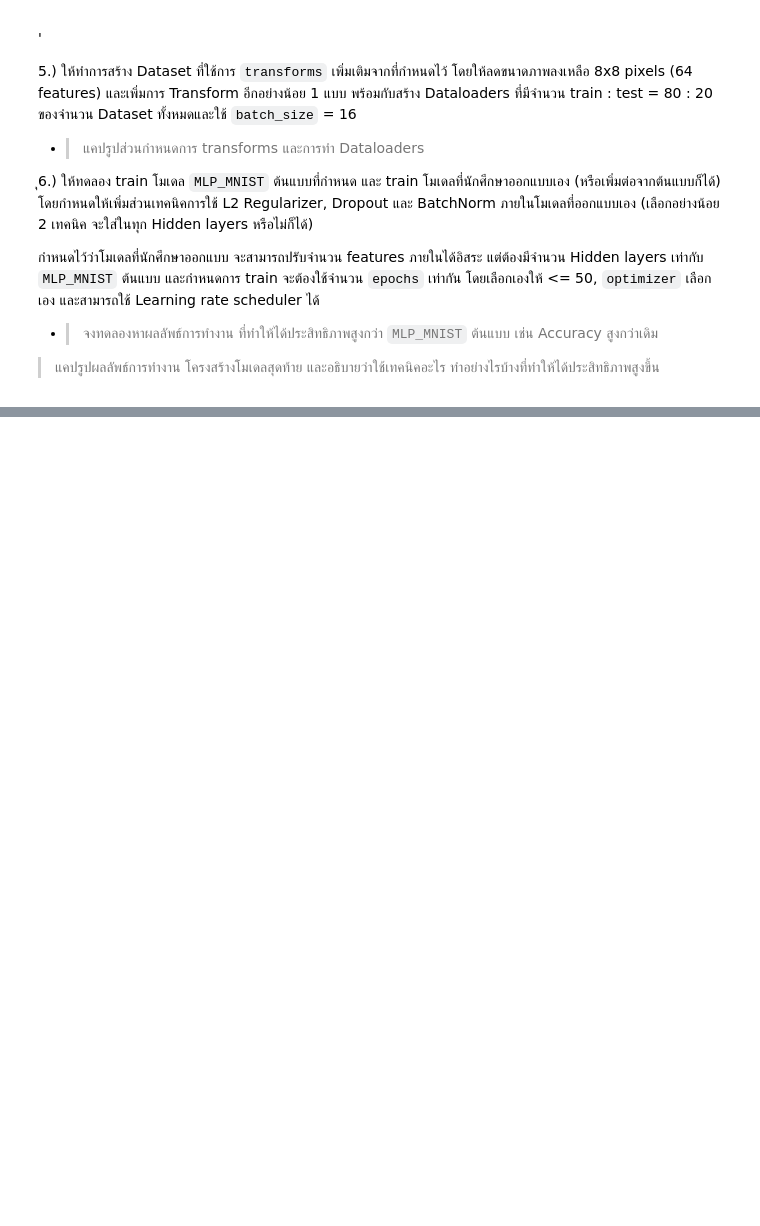
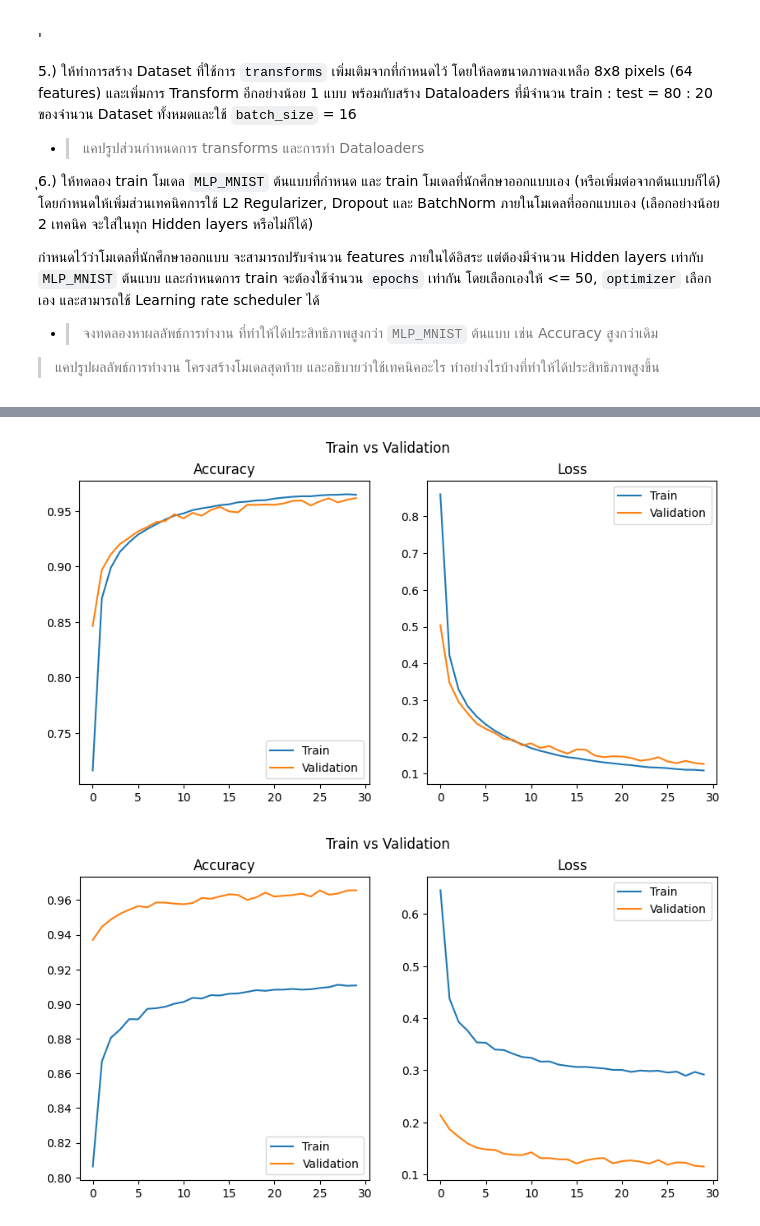
Before and after one commit to Tanaphat-Ken/IntroToML, a Jupyter notebook: HW/HW10/W10-HW_Regularization.ipynb, the cells around one changed output, grey strips where cells are left out. Drawn from its saved outputs; the diff is of its cells as text; code cells hidden in the pictures; blank space fills up the shorter version.

```diff
--- a/HW/HW10/W10-HW_Regularization.ipynb
+++ b/HW/HW10/W10-HW_Regularization.ipynb
@@ -323,0 +762,74 @@ for epoch in range(epochs):
+# %%
+# Helper: simple training with optional weight decay for MNIST
+
+def train_simple_wd(train_dl, valid_dl, model, n_epochs=30, lr=1e-3, weight_decay=0.0):
+    device = torch.device("cuda" if torch.cuda.is_available() else "cpu")
+    model.to(device)
+    opt = optim.Adam(model.parameters(), lr=lr, weight_decay=weight_decay)
+    loss_fn = nn.CrossEntropyLoss()
+    hist = {"train_loss":[], "validate_loss":[], "train_acc":[], "validate_acc":[]}
+    for ep in range(n_epochs):
+        model.train(); tl, tc, nt = 0.0, 0, 0
+        for xb, yb in train_dl:
+            xb, yb = xb.to(device), yb.to(device)
+            opt.zero_grad(); logits = model(xb); loss = loss_fn(logits, yb)
+            loss.backward(); opt.step()
+            tl += loss.item(); tc += (logits.argmax(1)==yb).sum().item(); nt += yb.size(0)
+        hist["train_loss"].append(tl/len(train_dl)); hist["train_acc"].append(tc/nt)
+        model.eval(); vl, vc, nv = 0.0,0,0
+        with torch.no_grad():
+            for xb, yb in valid_dl:
+                xb, yb = xb.to(device), yb.to(device)
+                logits = model(xb); loss = loss_fn(logits, yb)
+                vl += loss.item(); vc += (logits.argmax(1)==yb).sum().item(); nv += yb.size(0)
+        hist["validate_loss"].append(vl/len(valid_dl)); hist["validate_acc"].append(vc/nv)
+        if (ep+1)%5==0:
+            print(f"epoch {ep+1:2d} | val_acc {hist['validate_acc'][-1]:.4f}")
+    return hist
+
+# Baseline training (uses provided MLP_MNIST)
+mnist_epochs = 30  # <= 50 and same for both models
+mnist_lr = 1e-3
+
+mnist_model_base = MLP_MNIST()
+h_mnist_base = train_simple_wd(mnist_train_loader, mnist_valid_loader, mnist_model_base, n_epochs=mnist_epochs, lr=mnist_lr, weight_decay=0.0)
+plot_result(h_mnist_base)
+
+# Improved model with BN + Dropout + L2 (weight decay)
+class MLP_MNIST_Improved(nn.Module):
+    def __init__(self):
+        super().__init__()
+        self.fc1 = nn.Sequential(
+            nn.Flatten(),
+            nn.Linear(8*8, 64),
+            nn.BatchNorm1d(64),
+            nn.ReLU(),
+            nn.Dropout(0.2),
+        )
+        self.fc2 = nn.Sequential(
+            nn.Linear(64, 48),
+            nn.BatchNorm1d(48),
+            nn.ReLU(),
+            nn.Dropout(0.2),
+        )
+        self.fc3 = nn.Sequential(
+            nn.Linear(48, 32),
+            nn.BatchNorm1d(32),
+            nn.ReLU(),
+            nn.Dropout(0.1),
+        )
+        self.out = nn.Linear(32, 10)
+    def forward(self, x):
+        x = self.fc1(x)
+        x = self.fc2(x)
+        x = self.fc3(x)
+        return self.out(x)
+
+mnist_model_improved = MLP_MNIST_Improved()
+h_mnist_improved = train_simple_wd(mnist_train_loader, mnist_valid_loader, mnist_model_improved, n_epochs=mnist_epochs, lr=mnist_lr, weight_decay=1e-4)
+plot_result(h_mnist_improved)
+
+# Quick comparison printout
+print("Baseline final val acc:", h_mnist_base['validate_acc'][-1])
+print("Improved final val acc:", h_mnist_improved['validate_acc'][-1])
+# %% [output]
@@ -323,0 +862,2 @@ for epoch in range(epochs):
+[figure, added]
+[figure, added]
```
Also changed, not shown: parts of 13 cells of this notebook, 8 other files.
